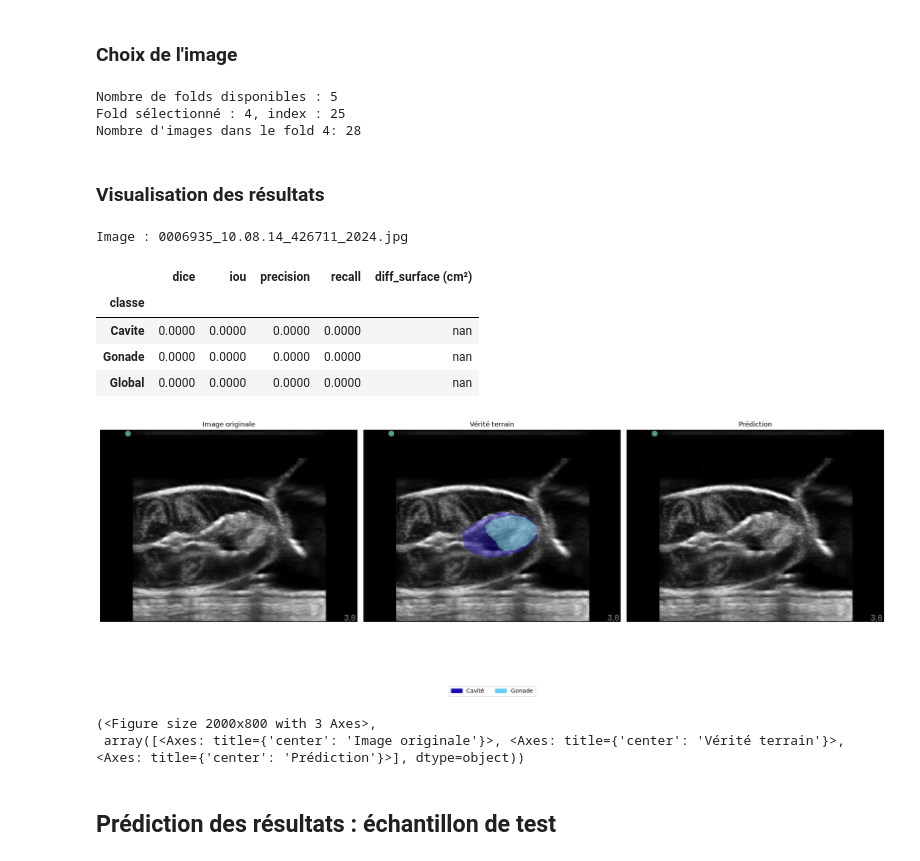
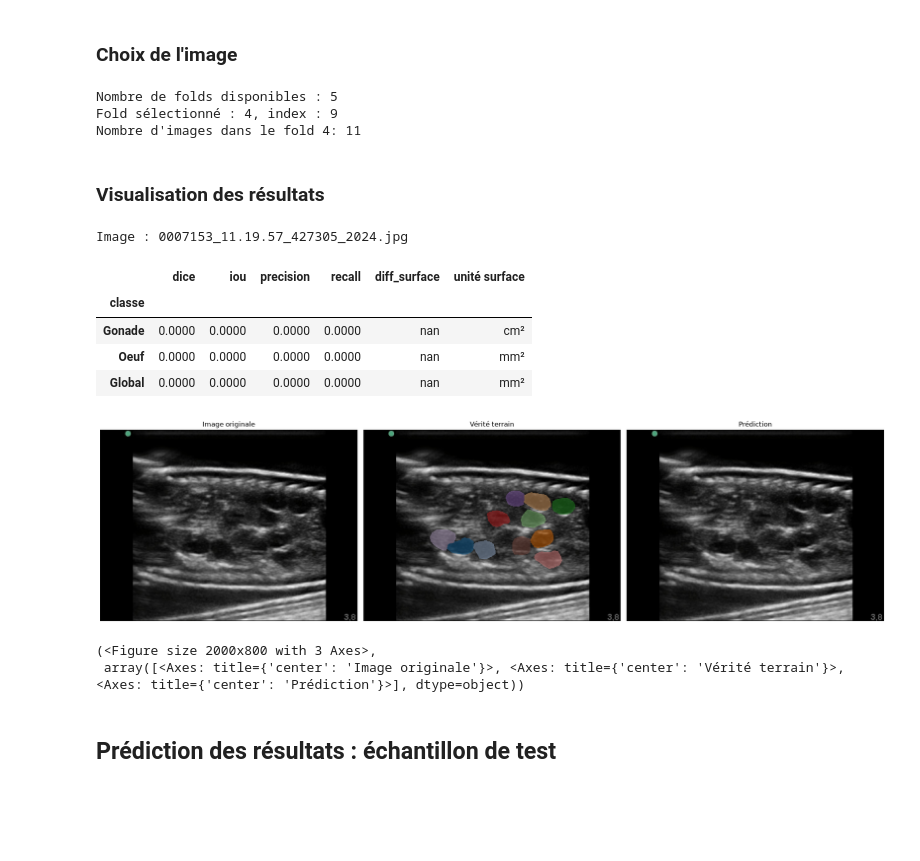
Before and after one commit to loranedp/Stage-GonAIde-2026, a Jupyter notebook: Debut/YOLO26/YOLO.ipynb, the cells around one changed output. Saved outputs shown, nothing was run; the diff lists cells and outputs as text; code cells hidden in the pictures; blank space fills up the shorter version.

```diff
--- a/Debut/YOLO26/YOLO.ipynb
+++ b/Debut/YOLO26/YOLO.ipynb
@@ -136,6 +138,8 @@ def label_path_for_image(image_path):
 # ------------- 3. Création du répertoire des masques d'évaluation -------------
 masks_dir = Path(f"masks/eval/instance/{DATASET_NAME}")
 masks_dir.mkdir(parents=True, exist_ok=True)
+results_dir = Path(f"results/eval/instance/{DATASET_NAME}")
+results_dir.mkdir(parents=True, exist_ok=True)
 # %% [markdown]
 ### Importation des catégories des échographies
 # %%
@@ -264,6 +268,17 @@ def surface_unit_for_class(class_index):
 GLOBAL_SURFACE_UNIT = (
     "mm²" if dataset_config["egg_class_index"] is not None else "cm²"
 )
+
+def overlay_oeufsclasses(image, gonad_mask, egg_instance_mask, alpha=0.4):
+    """Affiche la gonade puis chaque œuf avec une couleur distincte."""
+    gonad_overlay = overlay_colored_mask(
+        image, gonad_mask, alpha=alpha,
+        dataset_name="oeufsclasses", class_names=["Gonade"],
+    )
+    return overlay_colored_mask(
+        gonad_overlay, egg_instance_mask, alpha=alpha,
+        dataset_name="oeufs", class_names=["Oeuf"],
+    )
 # %% [markdown]
 ## Entrainement et validation du modèle
 # %%
@@ -401,26 +488,17 @@ for fold_index, (fold_paths, fold_predictions) in enumerate(zip(val_paths_list,
         pred_mask_np = result_to_masks(prediction, names, nc)
 
         # -------- Export des masques au format YOLO --------
-        # Les coordonnées sont exprimées dans le crop utilisé par U-Net.
-        crop_x, crop_y, crop_width, crop_height = 85, 33, 510, 380
+        # L'image fournie à YOLO est déjà le crop 510 x 380 : conserver
+        # son repère natif, sans appliquer un second crop.
         image_stem = Path(image_path).stem
         pred_path = masks_dir / f"pred_{image_stem}.txt"
-        with pred_path.open("w") as pred_file:
-            masks_to_export = result_to_instance_masks(prediction, names)
-
-            for class_index, instance_mask in masks_to_export:
-                cropped_mask = instance_mask[
-                    crop_y:crop_y + crop_height,
-                    crop_x:crop_x + crop_width,
-                ]
-                pred_polygons = mask_to_yolo_polygons(
-                    torch.from_numpy(cropped_mask),
-                    class_index,
-                    target_size=(crop_width, crop_height),
-                    largest_only=True,
-                )
-                if pred_polygons:
-                    pred_file.write("\n".join(pred_polygons) + "\n")
+        masks_to_export = result_to_instance_masks(prediction, names)
+        pred_polygons = instance_masks_to_yolo_lines(
+            masks_to_export, (image_height, image_width),
+        )
+        pred_path.write_text(
+            "\n".join(pred_polygons) + ("\n" if pred_polygons else "")
+        )
         true_batch = torch.from_numpy(true_mask_np).unsqueeze(0).to(device=device, dtype=torch.bool)
         pred_batch = torch.from_numpy(pred_mask_np).unsqueeze(0).to(device=device, dtype=torch.bool)
 
@@ -489,7 +567,7 @@ with open(f'saves/results_YOLO_instance_{DATASET_NAME}.pkl', 'wb') as fp:
 # ----- 1. Choix de l'image à visualiser -----
 # Mode historique : renseigner VIS_FOLD et VIS_INDEX.
 # Mode direct : renseigner VIS_FILENAME avec le nom exact du fichier.
-VIS_FILENAME = '0006935_10.08.14_426711_2024.jpg'  # Exemple : '0006273_15.00.01_406931_2022.jpg'
+VIS_FILENAME = '0007153_11.19.57_427305_2024.jpg'  # Exemple : '0006273_15.00.01_406931_2022.jpg'
 VIS_FOLD = 3  # Numéro du fold, entre 1 et CV_FOLDS
 VIS_INDEX = 6  # Index de l'image dans le jeu de validation du fold (0 à len(val_paths)-1)
 
@@ -546,8 +624,8 @@ if not checkpoint_path.exists():
     raise FileNotFoundError(f"Checkpoint introuvable : {checkpoint_path}")
 # %% [output]
 Nombre de folds disponibles : 5
-Fold sélectionné : 4, index : 25
-Nombre d'images dans le fold 4: 28
+Fold sélectionné : 4, index : 9
+Nombre d'images dans le fold 4: 11
 # %% [markdown]
 ### Visualisation des résultats
 # %%
@@ -588,7 +666,7 @@ t_mask_np = load_yolo_polygon_masks(
 )
 
 # Cartes d'identifiants réservées à l'affichage : les métriques restent binaires.
-if dataset_config["instance_display"]:
+if dataset_config["instance_display"] and DATASET_NAME == "oeufs":
     # Pour les jeux contenant des œufs, la visualisation finale affiche
     # chaque œuf séparément et exclut les autres classes (dont la gonade).
     egg_class_index = dataset_config["egg_class_index"]
@@ -652,40 +730,40 @@ for class_idx, class_name in enumerate(names):
         "diff_surface": diff_surface[0, class_idx].item(),
         "unité surface": surface_unit_for_class(class_idx),
     })
 
 intersection_global = intersection.sum()
 union_global = union.sum()
 true_global = true_area.sum()
 pred_global = pred_area.sum()
 metric_rows.append({
     "classe": "Global",
     "dice": (2 * intersection_global / (true_global + pred_global)).item() if true_global + pred_global > 0 else 1.0,
     "iou": (intersection_global / union_global).item() if union_global > 0 else 1.0,
     "precision": (intersection_global / pred_global).item() if pred_global > 0 else float(true_global == 0),
     "recall": (intersection_global / true_global).item() if true_global > 0 else float(pred_global == 0),
     "diff_surface": global_diff_surface_value(diff_surface).item(),
     "unité surface": GLOBAL_SURFACE_UNIT,
 })
 
 metrics_table = pd.DataFrame(metric_rows).set_index('classe')
 display(metrics_table.style.format(precision=4))
 
 # ------ 9. Affichage de l'image, du masque vrai et de la prédiction -------
 plot_segmentation_comparison(
     image= image_tensor,
     mask_true=torch.tensor(t_display_mask),
     mask_pred=torch.tensor(p_display_mask),
     is_eggs=dataset_config["instance_display"],
     alpha=0.45
 )
 # %% [output]
-Image : 0006935_10.08.14_426711_2024.jpg
+Image : 0007153_11.19.57_427305_2024.jpg
-|  | dice | iou | precision | recall | diff_surface (cm²) |
-| classe |  |  |  |  |  |
-| Cavite | 0.0000 | 0.0000 | 0.0000 | 0.0000 | nan |
-| Gonade | 0.0000 | 0.0000 | 0.0000 | 0.0000 | nan |
-| Global | 0.0000 | 0.0000 | 0.0000 | 0.0000 | nan |
+|  | dice | iou | precision | recall | diff_surface | unité surface |
+| classe |  |  |  |  |  |  |
+| Gonade | 0.0000 | 0.0000 | 0.0000 | 0.0000 | nan | cm² |
+| Oeuf | 0.0000 | 0.0000 | 0.0000 | 0.0000 | nan | mm² |
+| Global | 0.0000 | 0.0000 | 0.0000 | 0.0000 | nan | mm² |
-[figure, old version]
+[figure, new version]
 (<Figure size 2000x800 with 3 Axes>,
  array([<Axes: title={'center': 'Image originale'}>, <Axes: title={'center': 'Vérité terrain'}>, <Axes: title={'center': 'Prédiction'}>], dtype=object))
 # %% [markdown]
```
Also changed, not shown: parts of 6 cells of this notebook, 21 other files.
